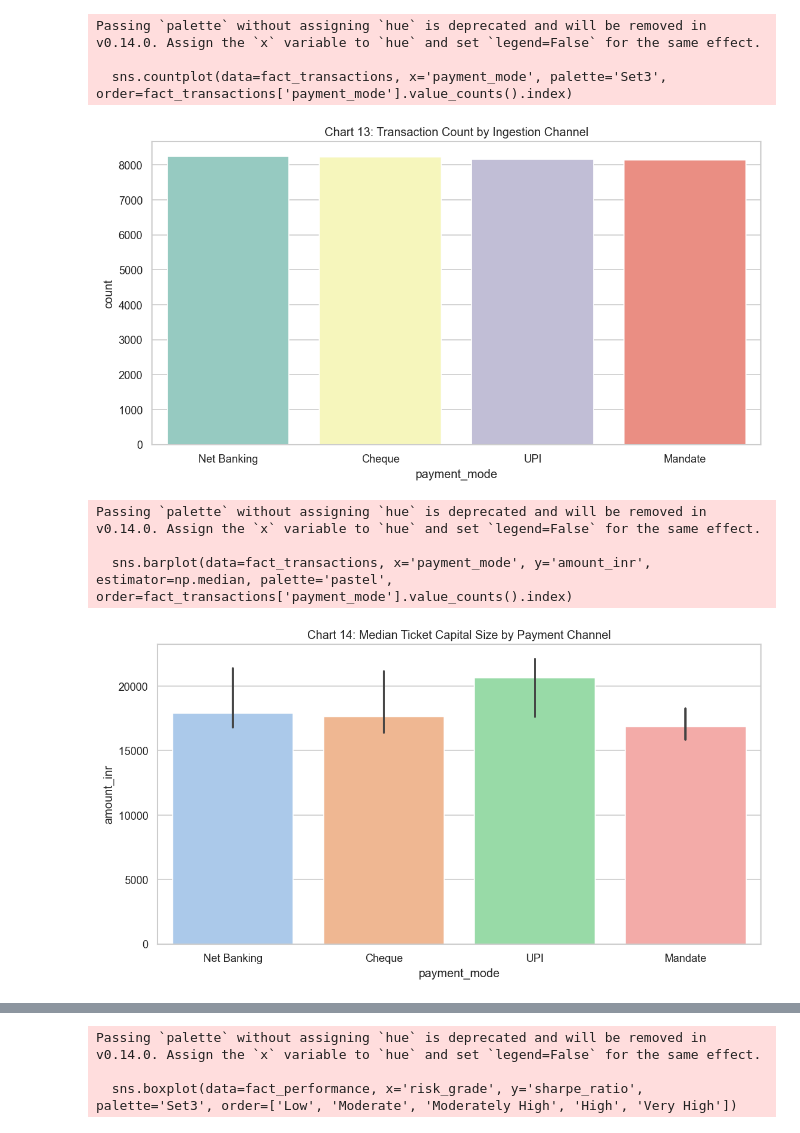
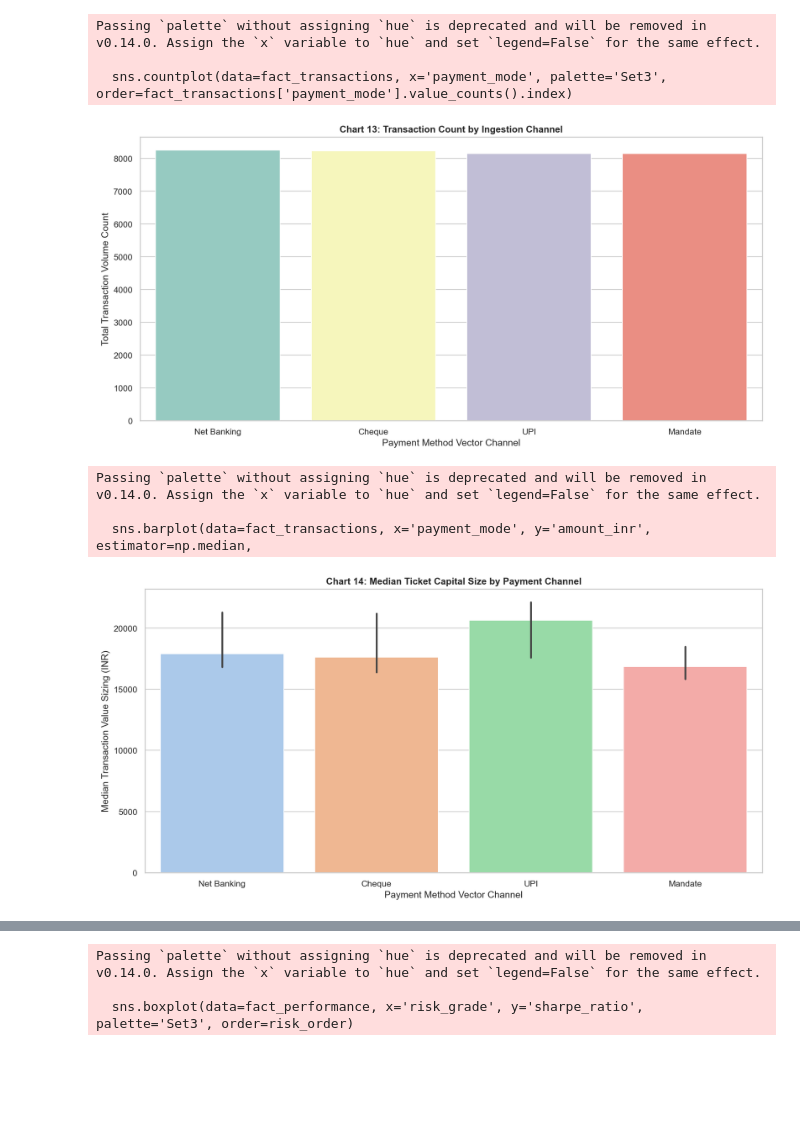
Before and after one commit to Harshavardhan2381/bluestock_mf, a Jupyter notebook: notebooks/03_eda_analysis.ipynb, the cells around one changed output, grey strips where cells are left out. Cells and saved outputs as stored; diff of their text form; code cells hidden in the pictures; blank space fills up the shorter version.

```diff
--- a/notebooks/03_eda_analysis.ipynb
+++ b/notebooks/03_eda_analysis.ipynb
@@ -11,10 +12,11 @@ import seaborn as sns
 import plotly.express as px
 
 sns.set_theme(style='whitegrid')
-plt.rcParams['figure.dpi'] = 120
-plt.rcParams['figure.figsize'] = [11, 5.5]
+plt.rcParams['figure.dpi'] = 150
+plt.rcParams['figure.figsize'] = [12, 6.5]
+plt.rcParams['savefig.bbox'] = 'tight'
+plt.rcParams['font.size'] = 10
 
-# Robust project root path resolution for both interactive and headless nbconvert runs
 cwd = Path.cwd()
 PROJECT_ROOT = cwd.parent if cwd.name == 'notebooks' else cwd
 DB_PATH = PROJECT_ROOT / 'data' / 'db' / 'bluestock_mf.db'
@@ -24,7 +26,6 @@ REPORTS_CHARTS_DIR.mkdir(parents=True, exist_ok=True)
 
 assert DB_PATH.exists(), f'SQLite DB not found at {DB_PATH}. Run Day 2 first.'
 conn = sqlite3.connect(str(DB_PATH))
-print('Connected successfully to SQLite DB:', DB_PATH)
 
 def read_fact(table_name: str) -> pd.DataFrame:
     return pd.read_sql_query(f'SELECT * FROM {table_name}', conn)
@@ -34,18 +35,13 @@ fact_aum = read_fact('fact_aum')
 fact_sip_inflows = read_fact('fact_sip_inflows')
 fact_transactions = read_fact('fact_transactions')
 fact_performance = read_fact('fact_performance')
+dim_fund = read_fact('dim_fund')
 
 clean_category_inflows = pd.read_csv(PROCESSED_DIR / 'clean_category_inflows.csv')
 clean_holdings = pd.read_csv(PROCESSED_DIR / 'clean_holdings.csv')
 clean_folio_count = pd.read_csv(PROCESSED_DIR / 'clean_folio_count.csv')
 
-# Synchronize column aliases between amfi_code and scheme_code to handle schema gaps
-for df in [fact_nav, fact_performance, fact_transactions, clean_holdings]:
-    if 'scheme_code' in df.columns:
-        df['amfi_code'] = df['scheme_code']
-
+print('Connected DB:', DB_PATH)
 print('fact_nav columns:', list(fact_nav.columns))
-print('fact_aum columns:', list(fact_aum.columns))
-print('fact_transactions columns:', list(fact_transactions.columns))
-print('fact_performance columns:', list(fact_performance.columns))
+print('dim_fund columns:', list(dim_fund.columns))
 # %% [output]
@@ -174,35 +231,54 @@ plt.show()
 # %%
-plt.figure()
+# Chart 13: Payment mode frequency
+plt.figure(figsize=(12, 6))
 sns.countplot(data=fact_transactions, x='payment_mode', palette='Set3', order=fact_transactions['payment_mode'].value_counts().index)
-plt.title('Chart 13: Transaction Count by Ingestion Channel')
-plt.savefig(REPORTS_CHARTS_DIR / 'payment_mode_frequency.png')
+plt.title('Chart 13: Transaction Count by Ingestion Channel', fontweight='bold')
+plt.xlabel('Payment Method Vector Channel')
+plt.ylabel('Total Transaction Volume Count')
+plt.tight_layout()
+plt.savefig(REPORTS_CHARTS_DIR / 'payment_mode_frequency.png', dpi=300, bbox_inches='tight')
 plt.show()
 
-plt.figure()
-sns.barplot(data=fact_transactions, x='payment_mode', y='amount_inr', estimator=np.median, palette='pastel', order=fact_transactions['payment_mode'].value_counts().index)
-plt.title('Chart 14: Median Ticket Capital Size by Payment Channel')
-plt.savefig(REPORTS_CHARTS_DIR / 'payment_mode_median_amount.png')
+# Chart 14: Payment mode median ticket
+plt.figure(figsize=(12, 6))
+sns.barplot(data=fact_transactions, x='payment_mode', y='amount_inr', estimator=np.median,
+            palette='pastel', order=fact_transactions['payment_mode'].value_counts().index)
+plt.title('Chart 14: Median Ticket Capital Size by Payment Channel', fontweight='bold')
+plt.xlabel('Payment Method Vector Channel')
+plt.ylabel('Median Transaction Value Sizing (INR)')
+plt.tight_layout()
+plt.savefig(REPORTS_CHARTS_DIR / 'payment_mode_median_amount.png', dpi=300, bbox_inches='tight')
 plt.show()
 
-plt.figure()
-# Use risk_grade as hue for a stable grouping
-sns.scatterplot(data=fact_performance, x='expense_ratio_pct', y='return_3yr_pct', hue='risk_grade', s=120)
-plt.title('Chart 15: Cost Efficiency Map: Expense Ratio vs 3-Year CAGR')
+# Chart 15: Expense ratio vs 3Y return
+plt.figure(figsize=(12, 6))
+sns.scatterplot(data=fact_performance, x='expense_ratio_pct', y='return_3yr_pct', hue='risk_grade', s=120, palette='deep')
+plt.title('Chart 15: Cost Efficiency Scatter Map: Expense Ratio vs 3-Year Trailing Returns', fontweight='bold')
+plt.xlabel('Operating Expense Ratio (%)')
+plt.ylabel('3-Year Trailing Realized Returns (%)')
 plt.grid(True, linestyle='--', alpha=0.5)
-plt.savefig(REPORTS_CHARTS_DIR / 'cost_efficiency_scatter.png')
+plt.tight_layout()
+plt.savefig(REPORTS_CHARTS_DIR / 'cost_efficiency_scatter.png', dpi=300, bbox_inches='tight')
 plt.show()
 
-plt.figure()
-sns.boxplot(data=fact_performance, x='risk_grade', y='sharpe_ratio', palette='Set3', order=['Low', 'Moderate', 'Moderately High', 'High', 'Very High'])
-plt.title('Chart 16: Sharpe Ratio Bound Distribution Across Risk Profile Classes')
-plt.savefig(REPORTS_CHARTS_DIR / 'sharpe_ratio_by_risk_grade.png')
+# Chart 16: Sharpe by risk grade
+plt.figure(figsize=(12, 6))
+risk_order = [x for x in ['Low', 'Moderate', 'Moderately High', 'High', 'Very High'] if x in fact_performance['risk_grade'].unique()]
+if not risk_order:
+    risk_order = sorted([x for x in fact_performance['risk_grade'].dropna().unique()])
+sns.boxplot(data=fact_performance, x='risk_grade', y='sharpe_ratio', palette='Set3', order=risk_order)
+plt.title('Chart 16: Risk-Adjusted Profile: Sharpe Ratio Dispersion by Risk Grade', fontweight='bold')
+plt.xlabel('Assigned Risk Classification Grade')
+plt.ylabel('Sharpe Ratio')
+plt.tight_layout()
+plt.savefig(REPORTS_CHARTS_DIR / 'sharpe_ratio_by_risk_grade.png', dpi=300, bbox_inches='tight')
 plt.show()
 # %% [output]
 Passing `palette` without assigning `hue` is deprecated and will be removed in v0.14.0. Assign the `x` variable to `hue` and set `legend=False` for the same effect.
 
   sns.countplot(data=fact_transactions, x='payment_mode', palette='Set3', order=fact_transactions['payment_mode'].value_counts().index)
-[figure, old version]
+[figure, new version]
 Passing `palette` without assigning `hue` is deprecated and will be removed in v0.14.0. Assign the `x` variable to `hue` and set `legend=False` for the same effect.
 
-  sns.barplot(data=fact_transactions, x='payment_mode', y='amount_inr', estimator=np.median, palette='pastel', order=fact_transactions['payment_mode'].value_counts().index)
+  sns.barplot(data=fact_transactions, x='payment_mode', y='amount_inr', estimator=np.median,
-[figure, old version]
+[figure, new version]
@@ -210,3 +286,3 @@ Passing `palette` without assigning `hue` is deprecated and will be removed in v
 Passing `palette` without assigning `hue` is deprecated and will be removed in v0.14.0. Assign the `x` variable to `hue` and set `legend=False` for the same effect.
 
-  sns.boxplot(data=fact_performance, x='risk_grade', y='sharpe_ratio', palette='Set3', order=['Low', 'Moderate', 'Moderately High', 'High', 'Very High'])
+  sns.boxplot(data=fact_performance, x='risk_grade', y='sharpe_ratio', palette='Set3', order=risk_order)
```
Also changed, not shown: parts of 15 cells of this notebook, 18 other files.
